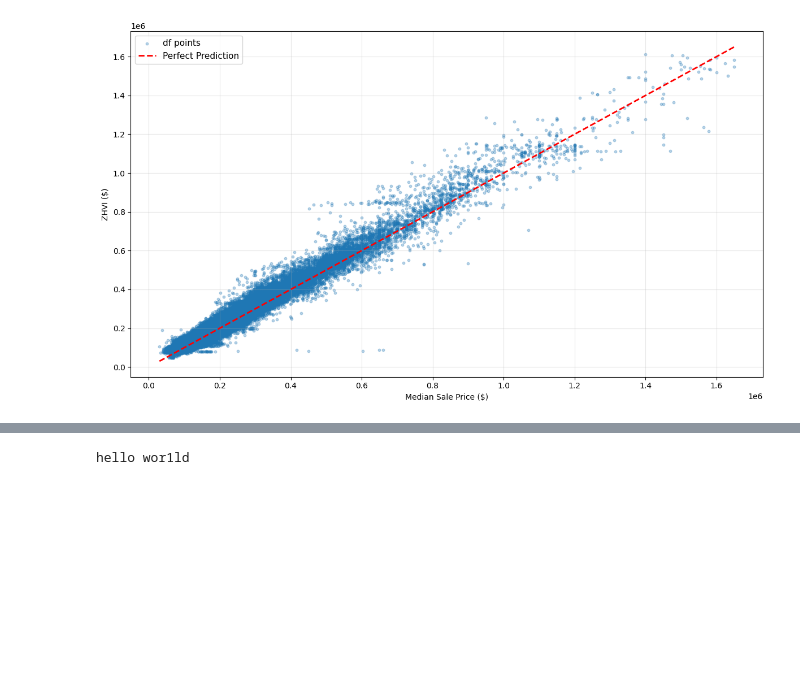
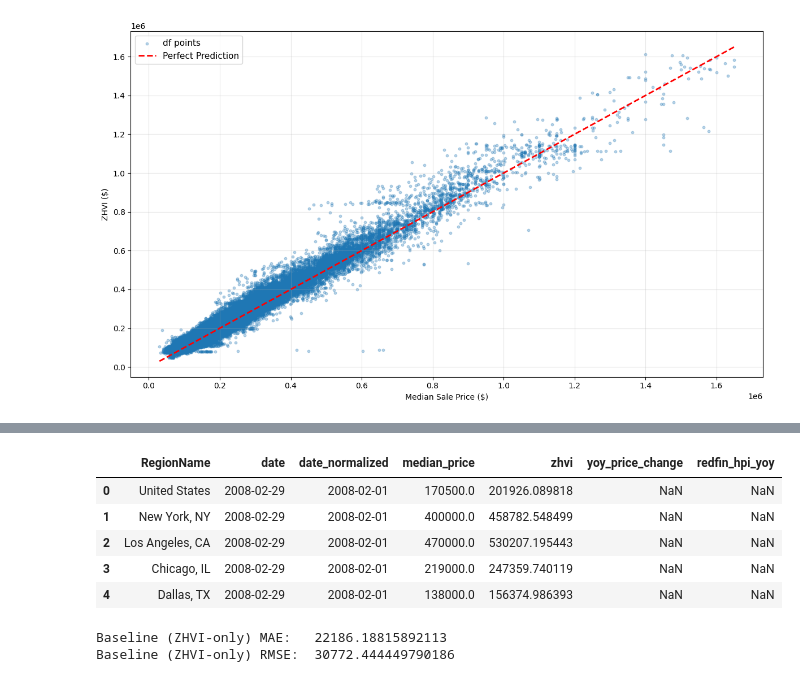
Before and after one commit to odehamer/cs577-project, a Jupyter notebook: project.ipynb, the cells around one changed output, grey strips where cells are left out. Saved outputs shown, nothing was run; the diff lists cells and outputs as text; code cells hidden in the pictures; blank space fills up the shorter version.

```diff
--- a/project.ipynb
+++ b/project.ipynb
@@ -429,4 +418,0 @@ plt.show()
-# %%
-print("hello wor1ld")
-# %% [output]
-hello wor1ld
@@ -432,0 +428,52 @@ hello wor1ld
+# %%
+merged = merged.dropna(subset=['median_price', 'zhvi']).copy()
+
+merged['date_normalized'] = merged['date'].dt.to_period('M').dt.to_timestamp()
+
+yoy_long['date_normalized'] = yoy_long['date'].dt.to_period('M').dt.to_timestamp()
+# %%
+redfin_index = pd.read_csv(redfin_index_path, encoding='utf-16', sep='\t')
+
+redfin_index['Date'] = pd.to_datetime(
+    redfin_index['Month, Year of Date'],
+    format='%B %Y'
+)
+redfin_index['Date_normalized'] = redfin_index['Date'].dt.to_period('M').dt.to_timestamp()
+
+redfin_index['redfin_hpi_yoy_numeric'] = redfin_index['Redfin HPI YoY'].str.rstrip('%').astype(float)
+
+redfin_yoy = redfin_index[['Date_normalized', 'Region Name', 'redfin_hpi_yoy_numeric']].copy()
+redfin_yoy.columns = ['date', 'RegionName', 'redfin_hpi_yoy']
+# %%
+# start from Zillow price + ZHVI
+full = merged[['RegionName', 'date', 'date_normalized', 'median_price', 'zhvi']].copy()
+
+# add our computed YoY median price change
+full = pd.merge(
+    full,
+    yoy_long[['RegionName', 'date_normalized', 'yoy_price_change']],
+    on=['RegionName', 'date_normalized'],
+    how='left'
+)
+
+# add Redfin HPI YoY
+full = pd.merge(
+    full,
+    redfin_yoy[['RegionName', 'date', 'redfin_hpi_yoy']],
+    left_on=['RegionName', 'date_normalized'],
+    right_on=['RegionName', 'date'],
+    how='left',
+    suffixes=('', '_redfin')
+)
+
+# drop the extra redfin date column
+full = full.drop(columns=['date_redfin'], errors='ignore')
+
+full.head()
+# %% [output]
+|  | RegionName | date | date_normalized | median_price | zhvi | yoy_price_change | redfin_hpi_yoy |
+| 0 | United States | 2008-02-29 | 2008-02-01 | 170500.0 | 201926.089818 | NaN | NaN |
+| 1 | New York, NY | 2008-02-29 | 2008-02-01 | 400000.0 | 458782.548499 | NaN | NaN |
+| 2 | Los Angeles, CA | 2008-02-29 | 2008-02-01 | 470000.0 | 530207.195443 | NaN | NaN |
+| 3 | Chicago, IL | 2008-02-29 | 2008-02-01 | 219000.0 | 247359.740119 | NaN | NaN |
+| 4 | Dallas, TX | 2008-02-29 | 2008-02-01 | 138000.0 | 156374.986393 | NaN | NaN |
@@ -432,0 +494,12 @@ hello wor1ld
+# %%
+# baseline: predict with ZHVI only
+baseline_pred = X_test['zhvi']
+
+baseline_mae = mean_absolute_error(y_test, baseline_pred)
+baseline_rmse = np.sqrt(mean_squared_error(y_test, baseline_pred))
+
+print("Baseline (ZHVI-only) MAE:  ", baseline_mae)
+print("Baseline (ZHVI-only) RMSE: ", baseline_rmse)
+# %% [output]
+Baseline (ZHVI-only) MAE:   22186.18815892113
+Baseline (ZHVI-only) RMSE:  30772.444449790186
```
Also changed, not shown: parts of 11 cells of this notebook.
